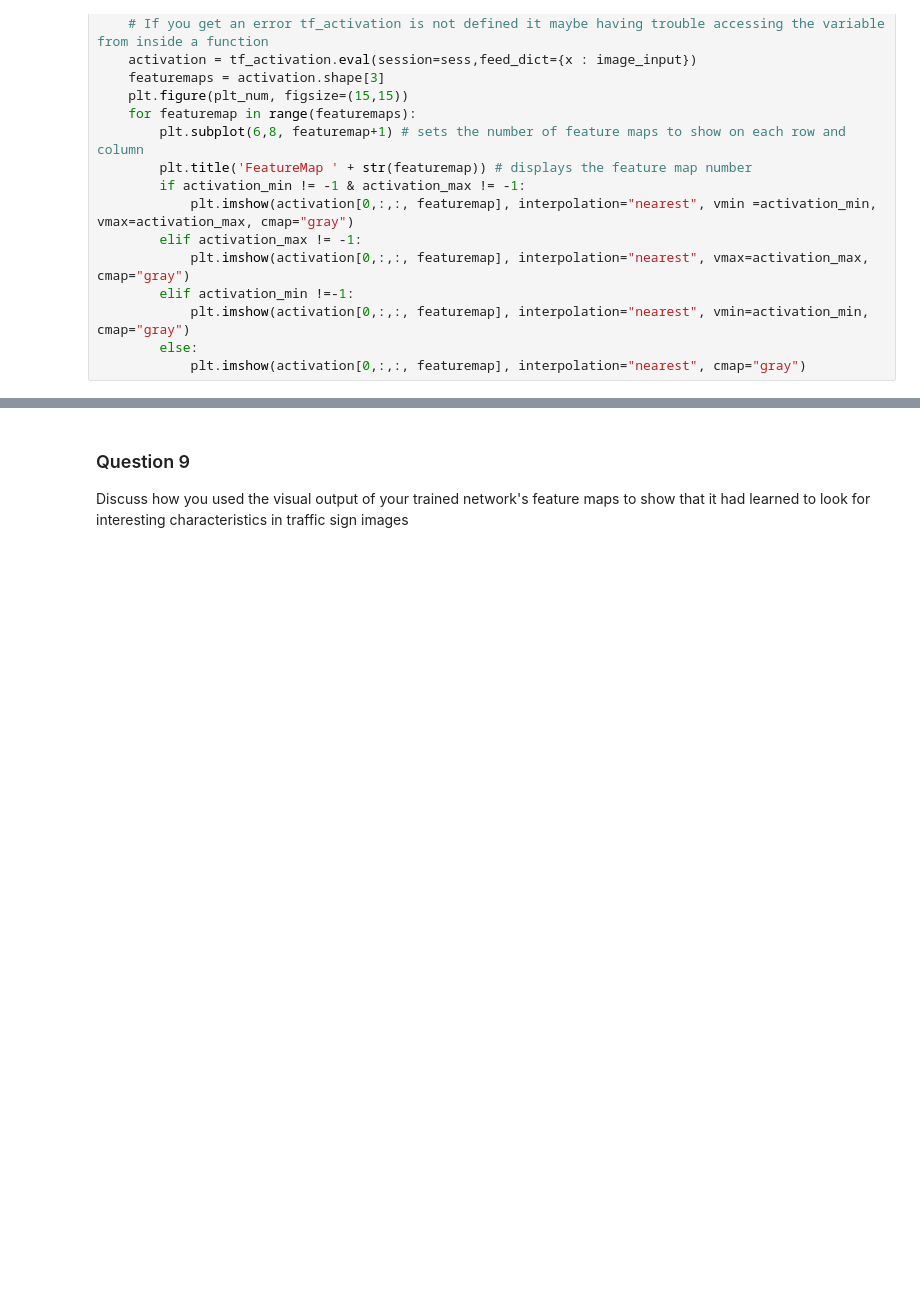
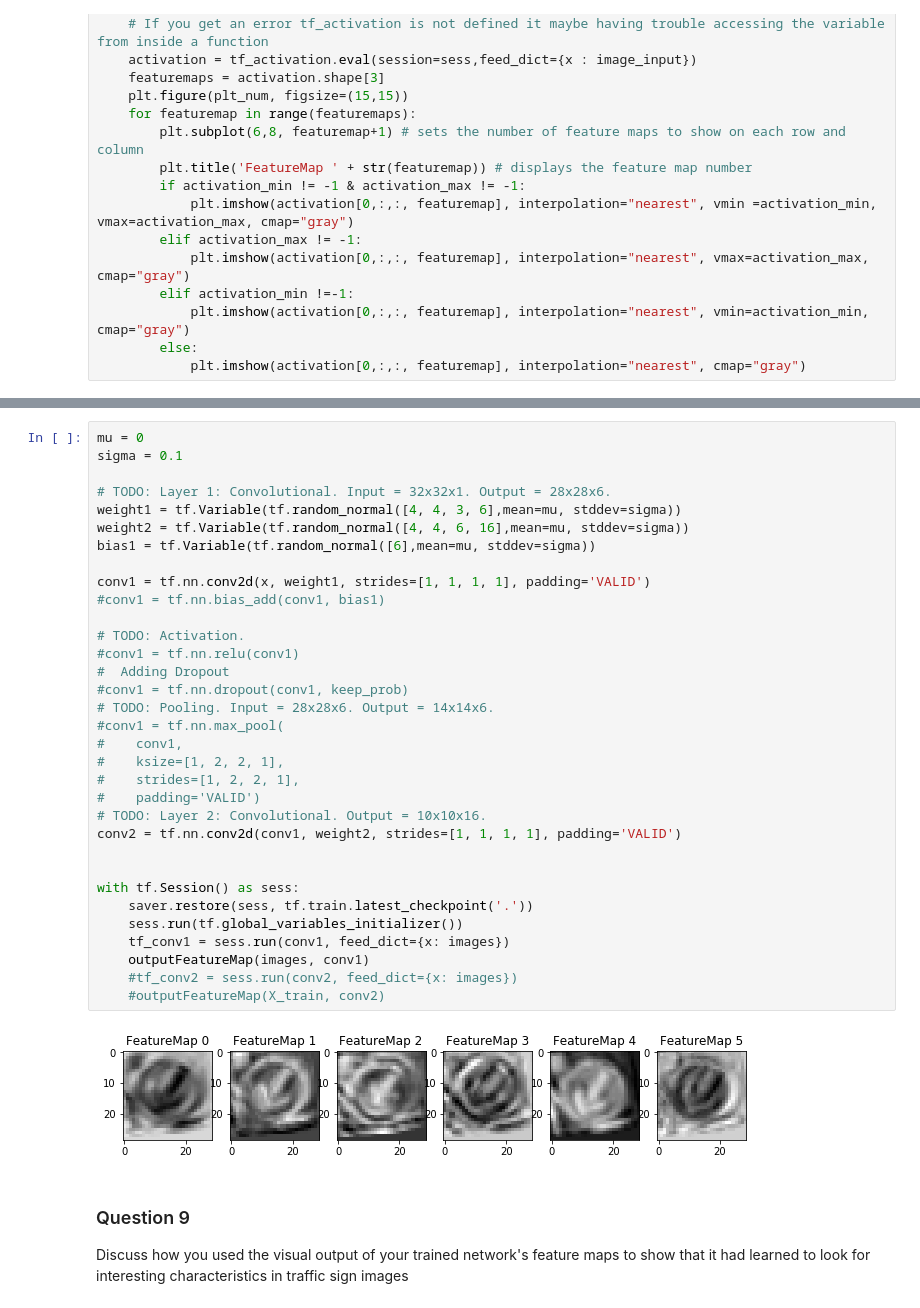
Before and after one commit to bryan0806/Udacity-CarND-Traffic-Sign-Classifier-Project, a Jupyter notebook: Traffic_Sign_Classifier.ipynb, the cells around one changed output, grey strips where cells are left out. Cells and saved outputs as stored; diff of their text form; blank space fills up the shorter version.

Commit message:
Adding new visualize layer to observe.

```diff
--- a/Traffic_Sign_Classifier.ipynb
+++ b/Traffic_Sign_Classifier.ipynb
@@ -1347,3 +1347,38 @@ with tf.Session() as sess:
+# %%
+mu = 0
+sigma = 0.1
+
+# TODO: Layer 1: Convolutional. Input = 32x32x1. Output = 28x28x6.
+weight1 = tf.Variable(tf.random_normal([4, 4, 3, 6],mean=mu, stddev=sigma))
+weight2 = tf.Variable(tf.random_normal([4, 4, 6, 16],mean=mu, stddev=sigma))
+bias1 = tf.Variable(tf.random_normal([6],mean=mu, stddev=sigma))
+
+conv1 = tf.nn.conv2d(x, weight1, strides=[1, 1, 1, 1], padding='VALID')
+#conv1 = tf.nn.bias_add(conv1, bias1)
+
+# TODO: Activation.
+#conv1 = tf.nn.relu(conv1)
+#  Adding Dropout
+#conv1 = tf.nn.dropout(conv1, keep_prob)
+# TODO: Pooling. Input = 28x28x6. Output = 14x14x6.
+#conv1 = tf.nn.max_pool(
+#    conv1,
+#    ksize=[1, 2, 2, 1],
+#    strides=[1, 2, 2, 1],
+#    padding='VALID')
+# TODO: Layer 2: Convolutional. Output = 10x10x16.
+conv2 = tf.nn.conv2d(conv1, weight2, strides=[1, 1, 1, 1], padding='VALID')
+
+
+with tf.Session() as sess:
+    saver.restore(sess, tf.train.latest_checkpoint('.'))
+    sess.run(tf.global_variables_initializer())
+    tf_conv1 = sess.run(conv1, feed_dict={x: images})
+    outputFeatureMap(images, conv1)
+    #tf_conv2 = sess.run(conv2, feed_dict={x: images})
+    #outputFeatureMap(X_train, conv2)
+# %% [output]
+[figure, added]
 # %% [markdown]
 ### Question 9
 
```
Also changed, not shown: parts of 1 cell of this notebook.
